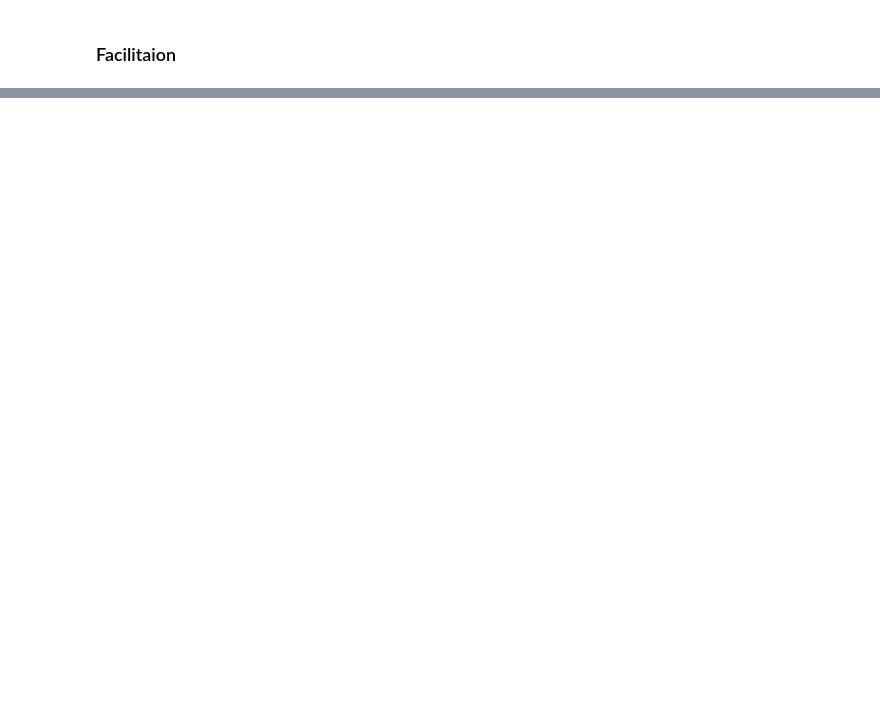
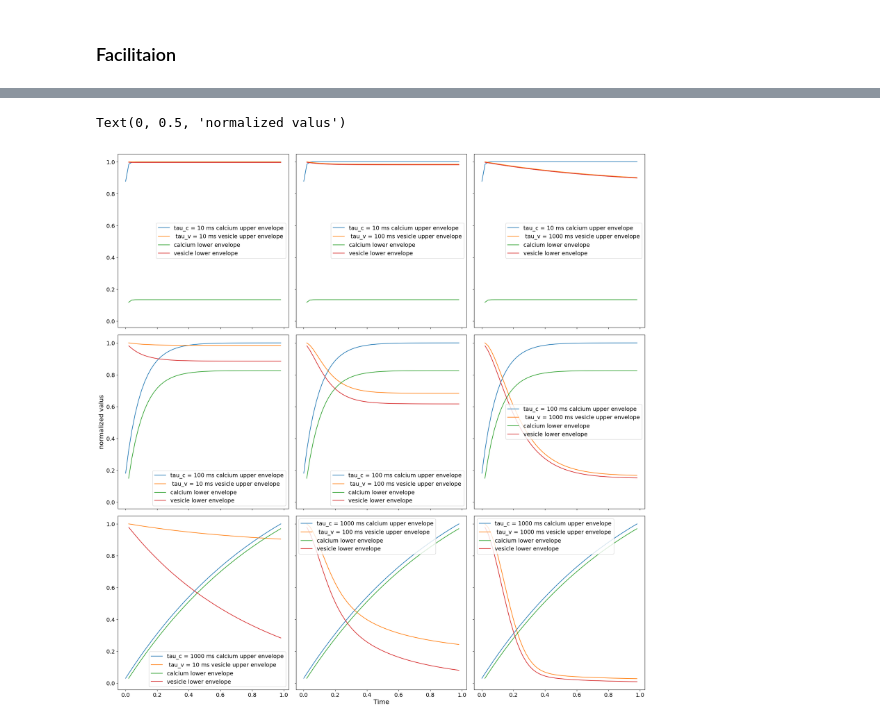
Before and after one commit to Erfan7bt/neurotransmitter_release_modelling, a Jupyter notebook: vesicle.ipynb, the cells around one changed output, grey strips where cells are left out. Drawn from its saved outputs; the diff is of its cells as text; code cells hidden in the pictures; blank space fills up the shorter version.

```diff
--- a/vesicle.ipynb
+++ b/vesicle.ipynb
@@ -166,0 +205,36 @@ Text(0.5, 0.98, 'Released neurotransmitter ')
+# %%
+taus  = [10, 100, 1000]
+t= np.arange(0, t_sim, dt)
+fig, ax = plt.subplots(len(taus), len(taus), figsize=(20,20), layout="tight", sharex=True, sharey=True)
+for i in range(len(taus)):
+    for j in range(len(taus)):
+        tau_c = taus[i] *dt
+        R1 = 9e5 * tau_c
+
+        tau_v = taus[j] *dt
+        R2=5e-6* tau_v #rate of vesicle release
+
+        calcium = calcium_concentration(spike, tau_c, t_sim, dt, R1)
+        vesicle, release = vesicle_fusion(tau_v, t_sim, dt, v_0, release_delay, R2,alpha, calcium, spike)
+
+
+        vesicle = vesicle/np.max(vesicle)
+        calcium = calcium/np.max(calcium)
+
+        lmin,lmax = hl_envelopes_idx(calcium)
+        vmin, vmax = hl_envelopes_idx(vesicle)
+
+        ax[i,j].plot(t[lmax],calcium[lmax], label=f'tau_c = {int(tau_c/dt)} ms calcium upper envelope')
+        ax[i,j].plot(t[vmax],vesicle[vmax], label=f' tau_v = {int(tau_v/dt)} ms vesicle upper envelope')
+
+        ax[i,j].plot(t[lmin],calcium[lmin], label='calcium lower envelope')
+        ax[i,j].plot(t[vmin],vesicle[vmin], label='vesicle lower envelope')
+        ax[i,j].legend()
+fig.add_subplot(111, frameon=False)
+# hide tick and tick label of the big axis
+plt.tick_params(labelcolor='none', which='both', top=False, bottom=False, left=False, right=False)
+plt.xlabel("Time", size=16)
+plt.ylabel("normalized valus", size = 16)
+# %% [output]
+Text(0, 0.5, 'normalized valus')
+[figure, added]
```
Also changed, not shown: parts of 5 cells of this notebook, 3 other files.
